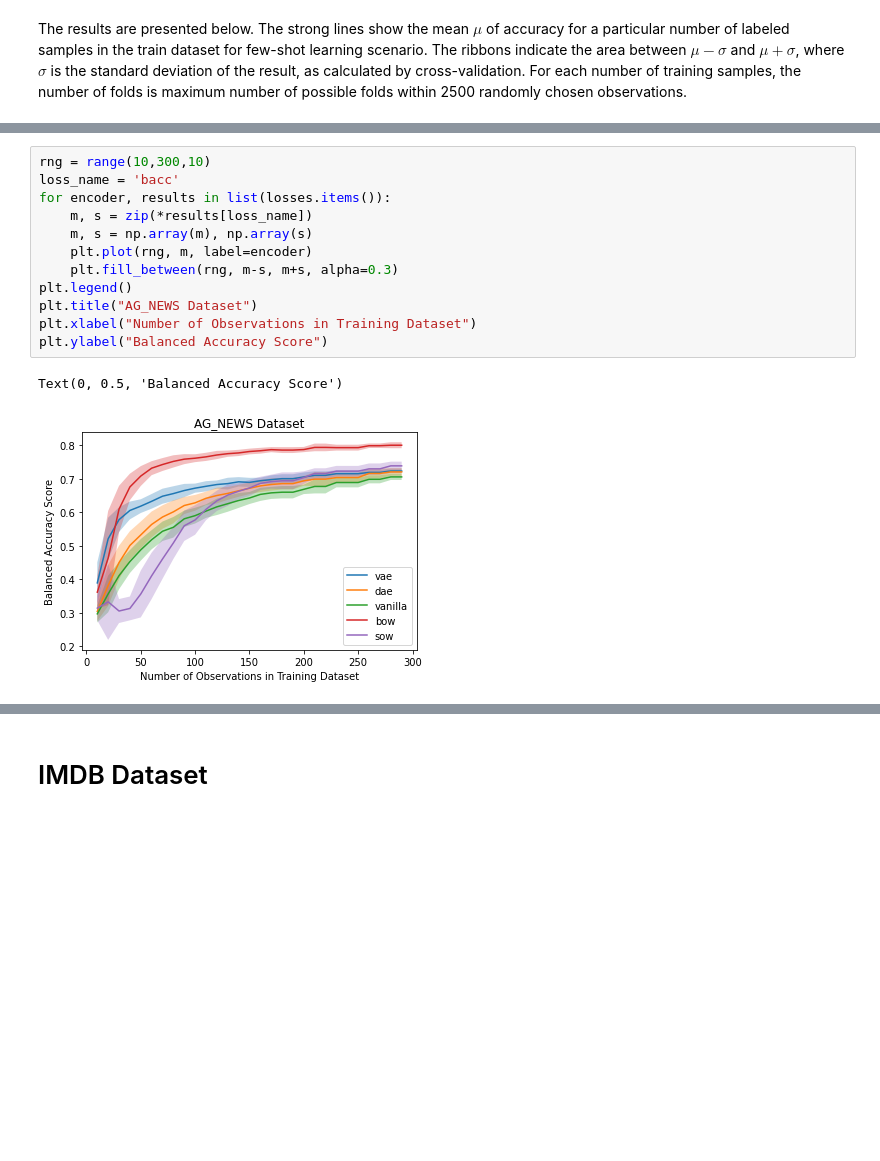
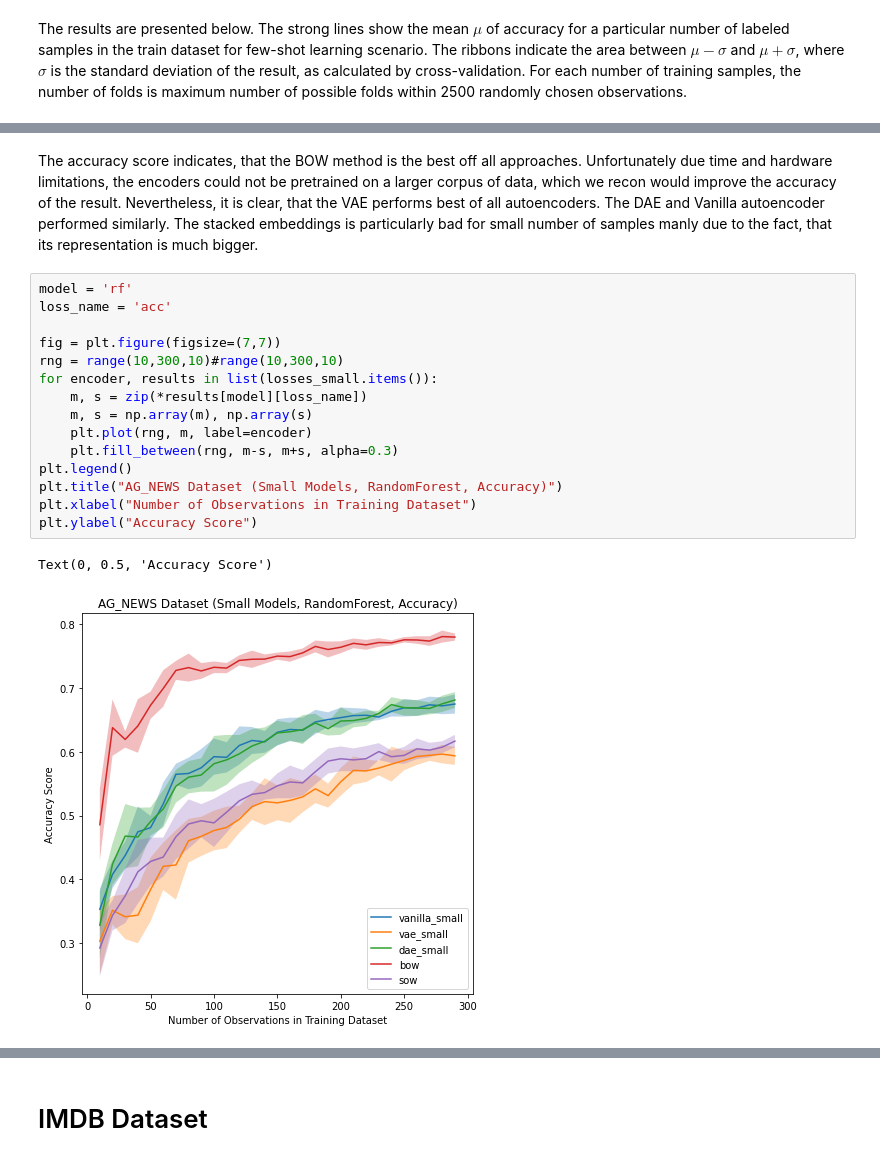
Before and after one commit to grant-TraDA/NLP-2022L, a Jupyter notebook: projects/team_5/ms_2/src/Few_shot.ipynb, the cells around one changed output, grey strips where cells are left out. Drawn from its saved outputs; the diff is of its cells as text; blank space fills up the shorter version.

```diff
--- a/projects/team_5/ms_2/src/Few_shot.ipynb
+++ b/projects/team_5/ms_2/src/Few_shot.ipynb
@@ -163,15 +233,20 @@ Importantly, as the AG_NEWS is a multiclass classification problem, it is worth
-# %%
-rng = range(10,300,10)
-loss_name = 'bacc'
-for encoder, results in list(losses.items()):
-    m, s = zip(*results[loss_name])
-    m, s = np.array(m), np.array(s)
-    plt.plot(rng, m, label=encoder)
-    plt.fill_between(rng, m-s, m+s, alpha=0.3)
-plt.legend()
-plt.title("AG_NEWS Dataset")
-plt.xlabel("Number of Observations in Training Dataset")
-plt.ylabel("Balanced Accuracy Score")
-# %% [output]
-Text(0, 0.5, 'Balanced Accuracy Score')
-[figure, removed]
+# %% [markdown]
+The accuracy score indicates, that the BOW method is the best off all approaches. Unfortunately due time and hardware limitations, the encoders could not be pretrained on a larger corpus of data, which we recon would improve the accuracy of the result. Nevertheless, it is clear, that the VAE performs best of all autoencoders. The DAE and Vanilla autoencoder performed similarly. The stacked embeddings is particularly bad for small number of samples manly due to the fact, that its representation is much bigger.
+# %%
+model = 'rf'
+loss_name = 'acc'
+
+fig = plt.figure(figsize=(7,7))
+rng = range(10,300,10)#range(10,300,10)
+for encoder, results in list(losses_small.items()):
+    m, s = zip(*results[model][loss_name])
+    m, s = np.array(m), np.array(s)
+    plt.plot(rng, m, label=encoder)
+    plt.fill_between(rng, m-s, m+s, alpha=0.3)
+plt.legend()
+plt.title("AG_NEWS Dataset (Small Models, RandomForest, Accuracy)")
+plt.xlabel("Number of Observations in Training Dataset")
+plt.ylabel("Accuracy Score")
+# %% [output]
+Text(0, 0.5, 'Accuracy Score')
+[figure, added]
```
Also changed, not shown: parts of 51 cells of this notebook, 11 other files.
